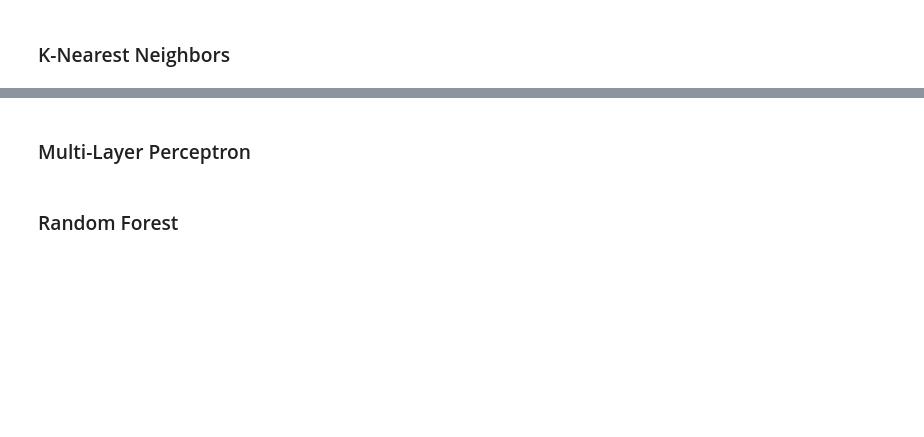
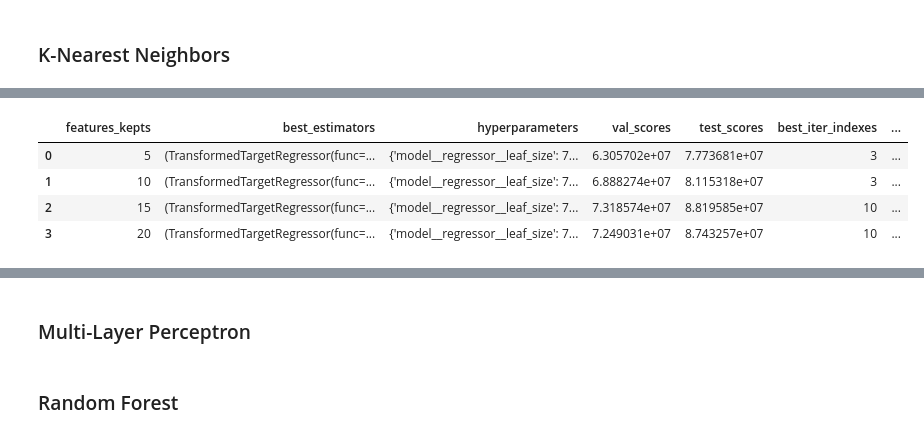
Before and after one commit to Mathieu-R/lelec2870-movie-revenue-prediction, a Jupyter notebook: movie-revenue-prediction.ipynb, the cells around one changed output, grey strips where cells are left out. Cells and saved outputs as stored; diff of their text form; code cells hidden in the pictures; blank space fills up the shorter version.

```diff
--- a/movie-revenue-prediction.ipynb
+++ b/movie-revenue-prediction.ipynb
@@ -320 +388,9 @@ print(f"train rmse: {round(best_score, 3)}")
+# %%
+pd.DataFrame.from_dict(results)
+# %% [output]
+|  | features_kepts | best_estimators | hyperparameters | val_scores | test_scores | best_iter_indexes | ... |
+| 0 | 5 | (TransformedTargetRegressor(func=... | {'model__regressor__leaf_size': 7... | 6.305702e+07 | 7.773681e+07 | 3 | ... |
+| 1 | 10 | (TransformedTargetRegressor(func=... | {'model__regressor__leaf_size': 7... | 6.888274e+07 | 8.115318e+07 | 3 | ... |
+| 2 | 15 | (TransformedTargetRegressor(func=... | {'model__regressor__leaf_size': 7... | 7.318574e+07 | 8.819585e+07 | 10 | ... |
+| 3 | 20 | (TransformedTargetRegressor(func=... | {'model__regressor__leaf_size': 7... | 7.249031e+07 | 8.743257e+07 | 10 | ... |
 # %%
```
Also changed, not shown: parts of 14 cells of this notebook, 5 other files.
